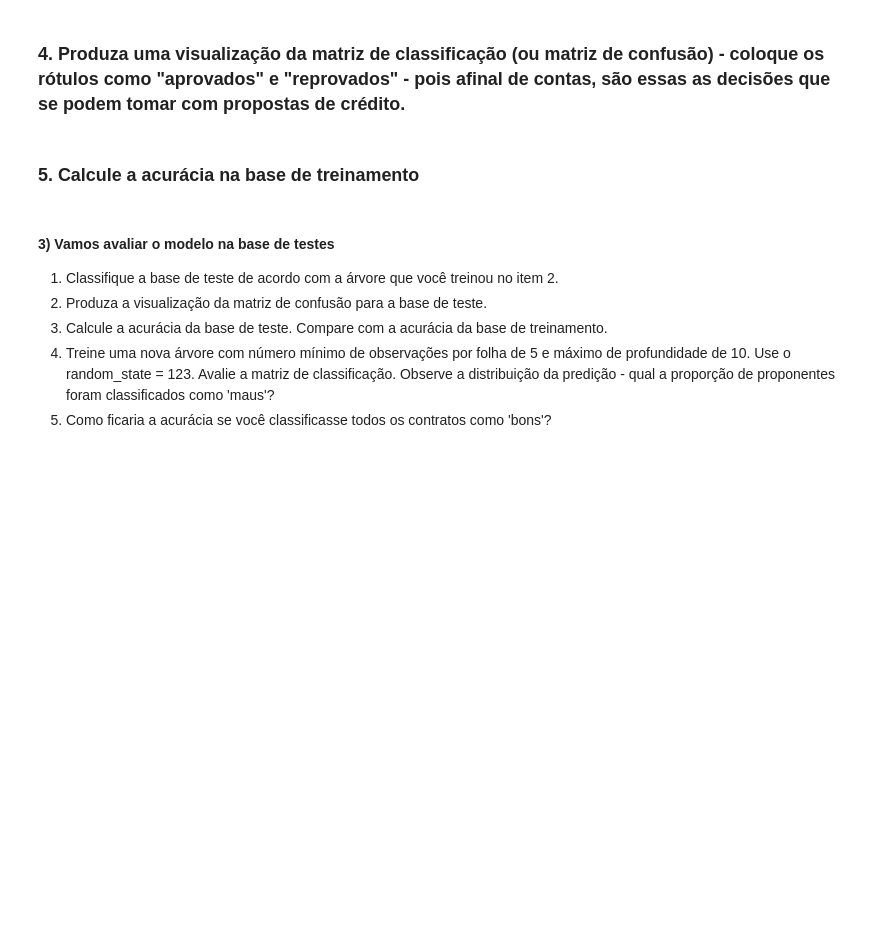
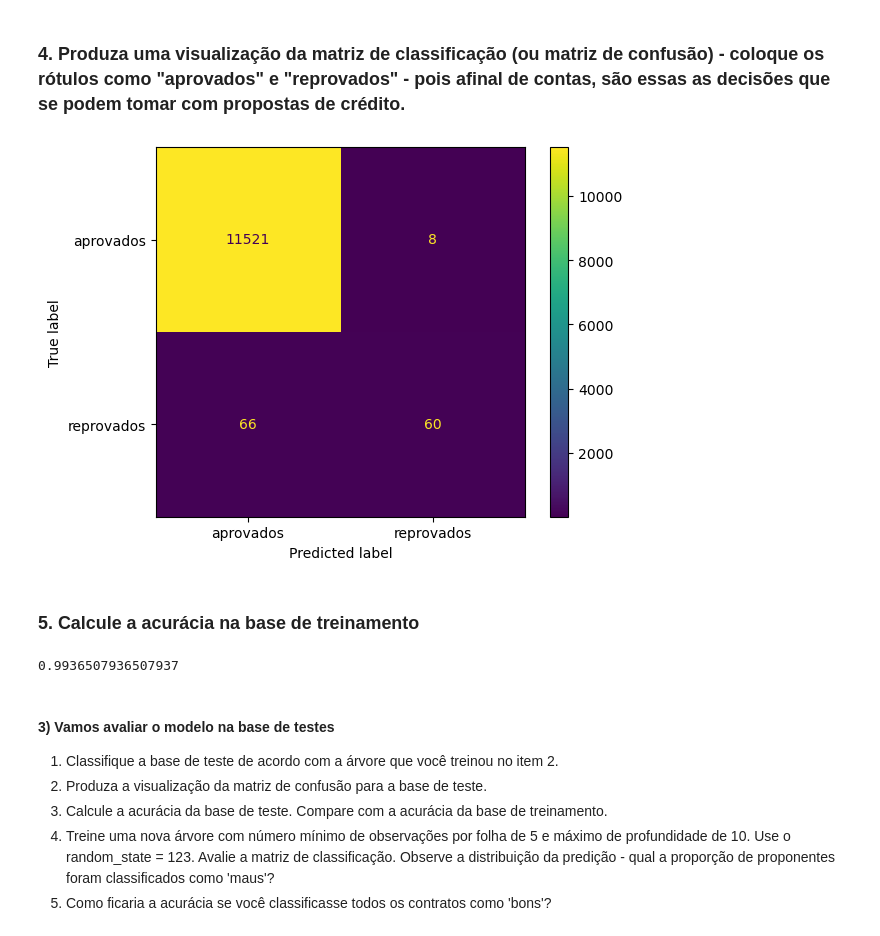
Before and after one commit to TiagoSilvaLourenco/data_science, a Jupyter notebook: modulo_7/tarefa_2/Mod 07 - Tarefa 02.ipynb, the cells around one changed output. Cells and saved outputs as stored; diff of their text form; code cells hidden in the pictures; blank space fills up the shorter version.

```diff
--- a/modulo_7/tarefa_2/Mod 07 - Tarefa 02.ipynb
+++ b/modulo_7/tarefa_2/Mod 07 - Tarefa 02.ipynb
@@ -166,4 +160,8 @@ plot_tree(
 # %% [markdown]
 ### 4. Produza uma visualização da matriz de classificação (ou matriz de confusão) - coloque os rótulos como "aprovados" e "reprovados" - pois afinal de contas, são essas as decisões que se podem tomar com propostas de crédito.
+# %%
+plot_confusion_matrix(clf_train, x_train, y_train, display_labels=['aprovados', 'reprovados']);
+# %% [output]
+[figure, added]
 # %% [markdown]
 ### 5. Calcule a acurácia na base de treinamento
@@ -170,3 +170,7 @@ plot_tree(
+# %%
+accuracy_score(y_train, predict)
+# %% [output]
+0.9936507936507937
 # %% [markdown]
 #### 3) Vamos avaliar o modelo na base de testes
 
```
Also changed, not shown: parts of 22 cells of this notebook.
